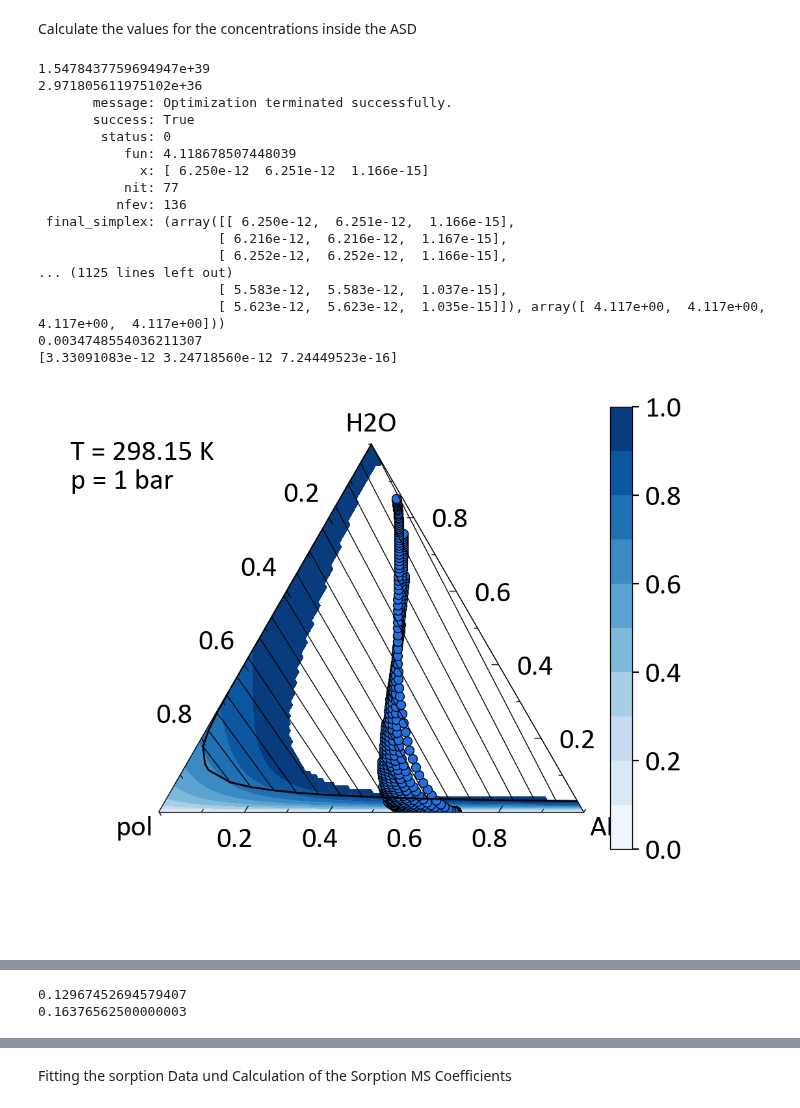
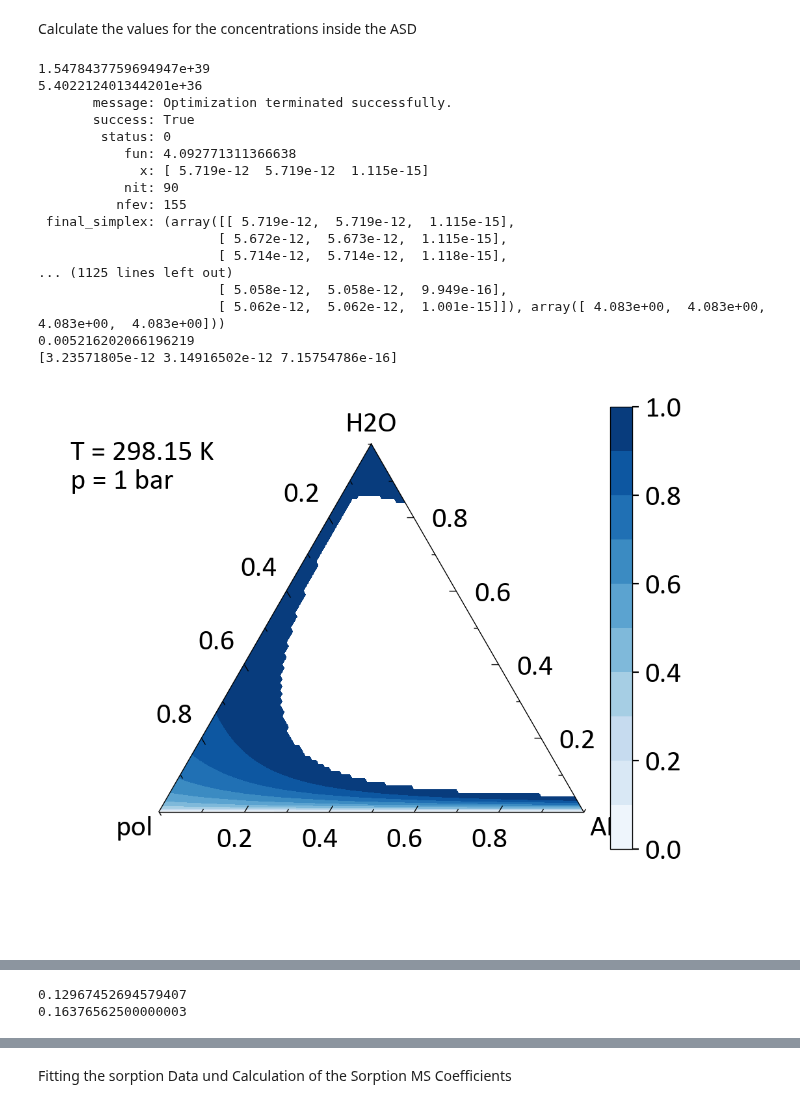
Before and after one commit to Borrdom/diffusionpy, a Jupyter notebook: examples_notebooks/001_First_approach_ideal_vrelease_withtriangulardiagram.ipynb, the cells around one changed output, grey strips where cells are left out. Drawn from its saved outputs; the diff is of its cells as text; code cells hidden in the pictures.

```diff
--- a/examples_notebooks/001_First_approach_ideal_vrelease_withtriangulardiagram.ipynb
+++ b/examples_notebooks/001_First_approach_ideal_vrelease_withtriangulardiagram.ipynb
@@ -66,6 +66,23 @@ par={"mi":np.asarray([14.283,2420.99,1.2046 ]),
 # "kij":kij,
 # "kijA":np.asarray([[0.]])}
 
+#NAP?PVPVA?/W
+Mi=np.ascontiguousarray(np.asarray([18.015,65000.,230.26])[::-1])
+p=1E5
+T=298.15
+nc=len(Mi)
+kij=D_Matrix(np.ascontiguousarray(np.asarray([-0.128,0.00648,-0.0574])[::-1]),nc)
+par={"mi":np.ascontiguousarray(np.asarray([1.20469,2420.99, 8.105152])[::-1]),
+"si": np.ascontiguousarray(np.asarray([2.797059952,2.947, 2.939])[::-1]),
+"ui" :np.ascontiguousarray(np.asarray([353.95,205.27, 229.45])[::-1]),
+"eAi" :np.ascontiguousarray(np.asarray([2425.67,0., 934.2])[::-1]),
+"kAi":np.ascontiguousarray(np.asarray([0.04509,0.02, 0.02])[::-1]),
+"NAi":np.ascontiguousarray(np.asarray([1.,653., 2.])[::-1]),
+"Mi": Mi,
+"kij":kij,
+"kijA":np.asarray([[0.]])}
+
+
 vpures=vpure(p,T,**par)
 par["vpure"]=vpures
 lngi_fun=lambda wi :lngi(T,wi,**par)
@@ -361,7 +378,7 @@ def Plot_Fit (ASD_L,DL):
     # wtzl=np.average(wtz[:,:,:][:,:,:-1],axis=2) # DL03
     # wtzl=np.average(wtz[:,:,:][:,:,:-1],axis=2) # DL05
     # origin_like.plot(axt,wtzl[:,2],wtzl[:,1],"bo",z=wtzl[:,0],order=2)
-    [origin_like.plot(axt,wtz[:,2,i],wtz[:,1,i],"bo",z=wtz[:,0,i],order=2) for i in range(nz-1)]
+    # [origin_like.plot(axt,wtz[:,2,i],wtz[:,1,i],"bo",z=wtz[:,0,i],order=2) for i in range(nz-1)]
     # origin_like.plot(axt,wtz[-50,2,:],wtz[-50,1,:],"bo",z=wtz[-50,0,:],order=2)
     # origin_like.plot(axt,wtz[:,2,-2],wtz[:,1,-2],"bo",z=wtz[:,0,-2],order=2)
     # origin_like.plot(axt,wtz[:,2,-4],wtz[:,1,-4],"bo",z=wtz[:,0,-4],order=2)
@@ -392,6 +409,7 @@ def Plot_Fit (ASD_L,DL):
     Gsurf=Gsurf[Gsurf!=0]
 
     aw=np.exp([np.nan_to_num(lngi_fun(np.ascontiguousarray(wspace[:,i]))+np.log(wspace[:,i])) for i in range(len(wspace[-1,:]))])[:,-1]
+    aa=np.exp([np.nan_to_num(lngi_fun(np.ascontiguousarray(wspace[:,i]))+np.log(wspace[:,i])) for i in range(len(wspace[-1,:]))])[:,0]
 
 
     Dvec2=np.asarray([DIdeal2DReal(b,wt[i,:],wi_0,Gammaij_fun(wt[i,:]),mobile,Mi) for i in range(len(wt[:,-1]))])
@@ -400,6 +418,12 @@ def Plot_Fit (ASD_L,DL):
     axxx.plot(np.log10(Dvec2))
     # cs=axt.tricontourf(wspace4[2,:],wspace4[1,:], wspace4[0,:],  Gsurf,levels=12,cmap="Greens",posx=-20)
     cs=axt.tricontourf(wspace[2,:],wspace[1,:], wspace[0,:],  np.fmax(np.fmin(aw,1),0),levels=11,cmap="Blues",posx=-20)
+    lnaiSLE=-3.091495152
+    supersaturation=np.fmax(np.log(np.fmax(np.fmin(aa,1),1E-6))-(lnaiSLE),1E-6)
+    B=4.15E9
+    T=298.15
+    nucleation=np.exp(-B/T**3/supersaturation**2)
+    # cs=axt.tricontourf(wspace[2,:],wspace[1,:], wspace[0,:], supersaturation ,levels=11,cmap="Oranges")
     # cs=axt.tricontourf(wspace[2,:],wspace[1,:], wspace[0,:],  Stability,levels=12,cmap="Greens")
     figt.colorbar(cs)
     # origin_like.plot(axt,wspace3[2,:],wspace3[1,:],"k--",z=wspace3[0,:],order=2)
@@ -417,8 +441,8 @@ def Plot_Fit (ASD_L,DL):
     Binr1,Binr2,Binr3=Binr[:,2],Binr[:,0],Binr[:,1]
     Binl1,Binl2,Binl3=Binl[:,2],Binl[:,0],Binl[:,1]
     crit1,crit2,crit3=crit[:,2],crit[:,0],crit[:,1]
-    origin_like.conodes(axt,Binr2,Binr3,Binr1,Binl2,Binl3,Binl1,"k-","d")
-    axt.plot(crit2,crit3,crit1,"k-",linewidth=1)
+    # origin_like.conodes(axt,Binr2,Binr3,Binr1,Binl2,Binl3,Binl1,"k-","d")
+    # axt.plot(crit2,crit3,crit1,"k-",linewidth=1)
 
 
     origin_like.set_labels(axt,label=" ",title="T = 298.15 K \np = 1 bar",xlabel='H2O',ylabel='pol',zlabel="API")
@@ -549,46 +573,46 @@ def Plot_Fit (ASD_L,DL):
 
 def Export_to_Excel (ASD_L,DL):
     z = np.linspace(0,ASD_L,20)
     wt,b,wAPI_ASD,wPol_ASD,wH2O_ASD,wges_ASD, DL_z= Choose_ASD(ASD_L,DL)
     DL_xl= DL_z[79,:-1]
     DL_xl= np.array(DL_xl).flatten()
     z_xl = [z]
     index_Dvec =['DAPI/Pol','DAPI/H2O','DPol/H2O']
     columns= ['1E-12, 1E-10, 1E-12']
     df= pd.DataFrame(DL_xl,index= z_xl, columns=columns)
     df_Dvec= pd.DataFrame(b,index = index_Dvec, columns=columns)
     with pd.ExcelWriter(r"C:\Users\Justin\Documents\Bachelorarbeit\Exp._Data.xlsx",mode='a',if_sheet_exists='overlay', engine='openpyxl') as writer:
         df.to_excel(excel_writer= writer, startrow= 2, startcol= 53)
         df_Dvec.to_excel(excel_writer=writer, startrow=29, startcol=53)
 
 
 
 
 
 
 
 #Choose_ASD(1,0.7)
 Plot_Fit (1,0.7)
 #Export_to_Excel(1,0.5)
 # %% [output]
 1.5478437759694947e+39
-2.971805611975102e+36
+5.402212401344201e+36
        message: Optimization terminated successfully.
        success: True
         status: 0
-           fun: 4.118678507448039
-             x: [ 6.250e-12  6.251e-12  1.166e-15]
-           nit: 77
-          nfev: 136
- final_simplex: (array([[ 6.250e-12,  6.251e-12,  1.166e-15],
-                       [ 6.216e-12,  6.216e-12,  1.167e-15],
-                       [ 6.252e-12,  6.252e-12,  1.166e-15],
+           fun: 4.092771311366638
+             x: [ 5.719e-12  5.719e-12  1.115e-15]
+           nit: 90
+          nfev: 155
+ final_simplex: (array([[ 5.719e-12,  5.719e-12,  1.115e-15],
+                       [ 5.672e-12,  5.673e-12,  1.115e-15],
+                       [ 5.714e-12,  5.714e-12,  1.118e-15],
 ... (1125 lines left out)
-                       [ 5.583e-12,  5.583e-12,  1.037e-15],
-                       [ 5.623e-12,  5.623e-12,  1.035e-15]]), array([ 4.117e+00,  4.117e+00,  4.117e+00,  4.117e+00]))
-0.0034748554036211307
-[3.33091083e-12 3.24718560e-12 7.24449523e-16]
+                       [ 5.058e-12,  5.058e-12,  9.949e-16],
+                       [ 5.062e-12,  5.062e-12,  1.001e-15]]), array([ 4.083e+00,  4.083e+00,  4.083e+00,  4.083e+00]))
+0.005216202066196219
+[3.23571805e-12 3.14916502e-12 7.15754786e-16]
-[figure, old version]
+[figure, new version]
 [figure]
 0.12967452694579407
 0.16376562500000003
```
Also changed, not shown: parts of 3 cells of this notebook, 11 other files.
